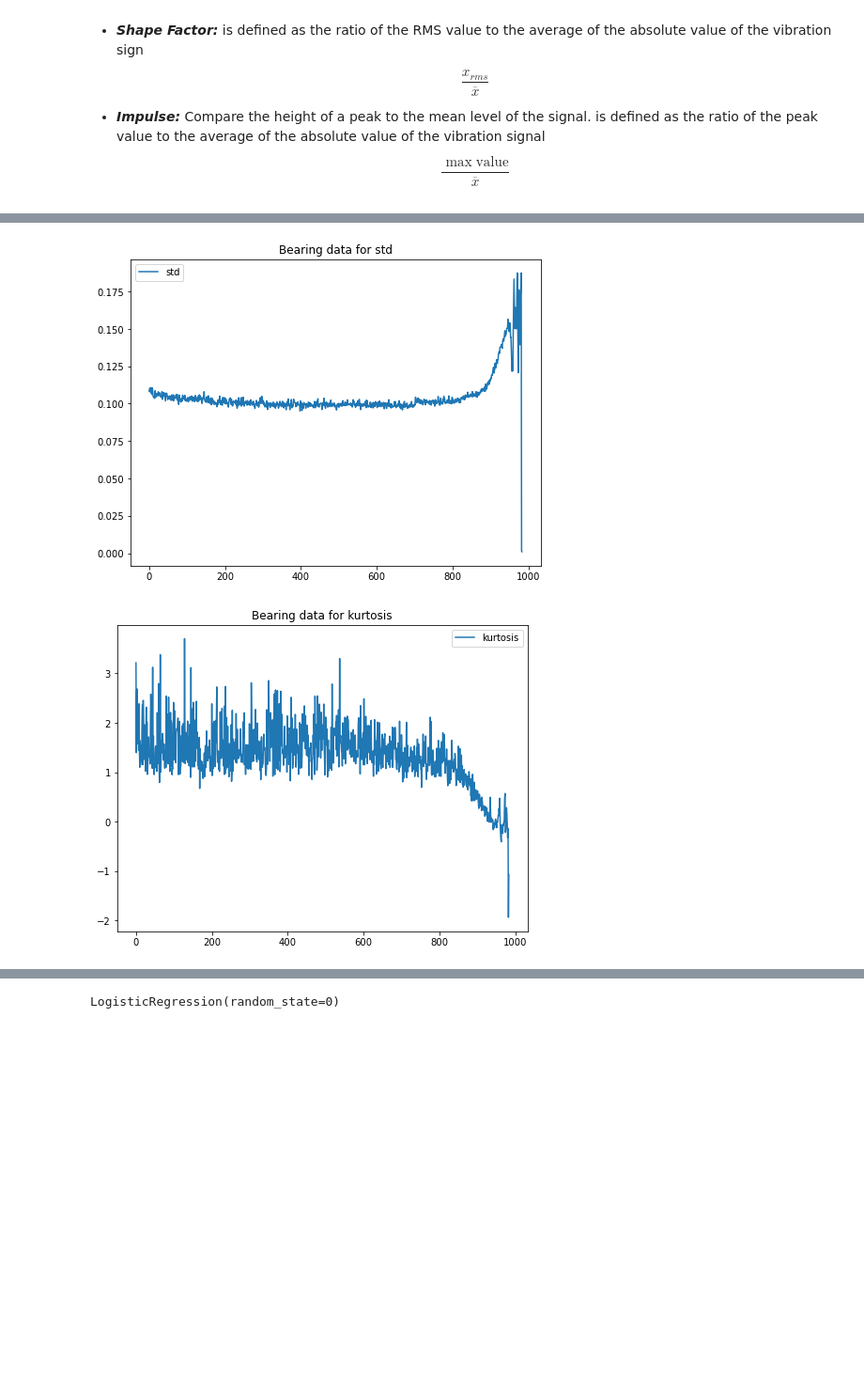
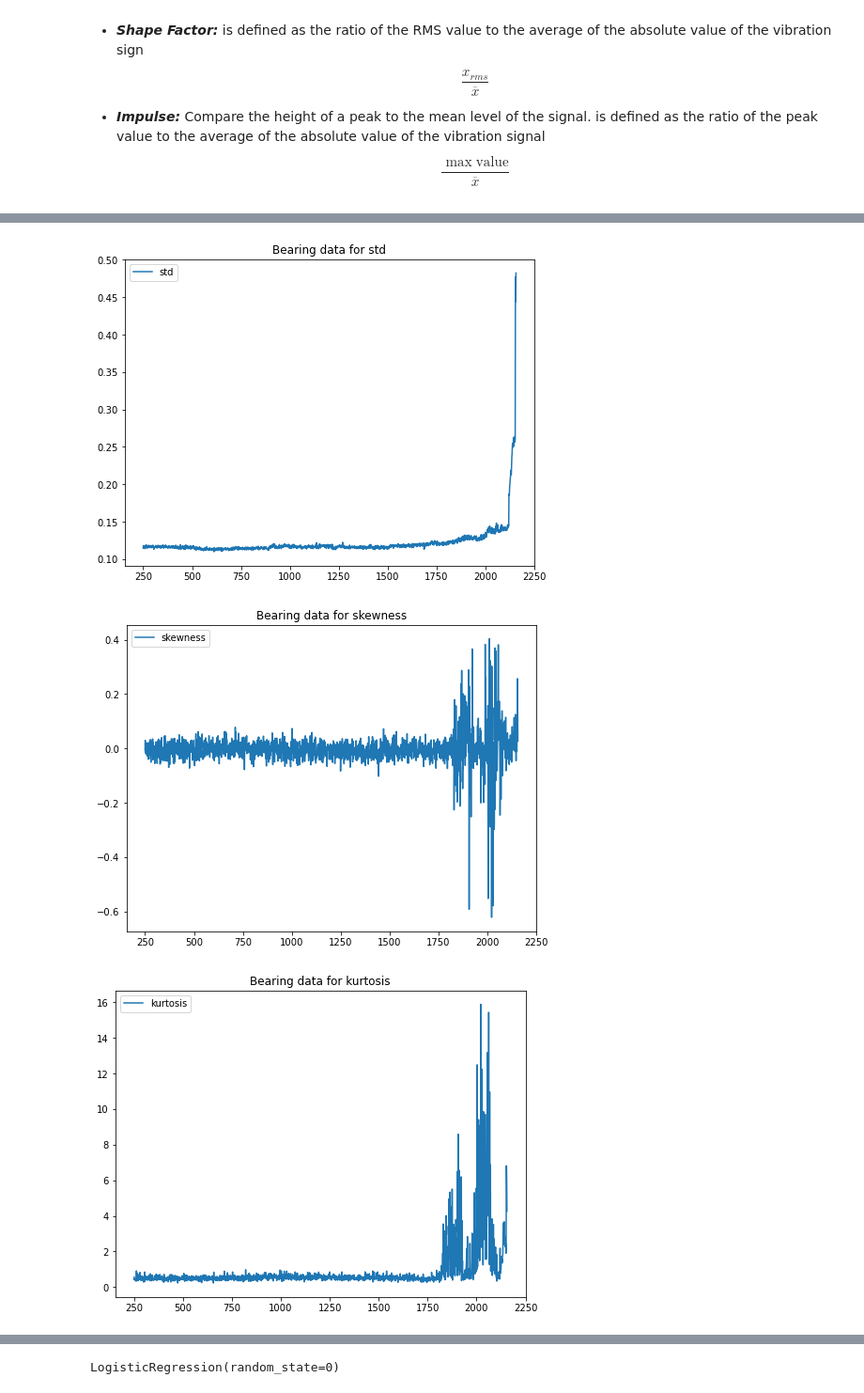
Before and after one commit to Ali1041/Predictive-maintenance-IOT4.0, a Jupyter notebook: Testing DSP.ipynb, the cells around one changed output, grey strips where cells are left out. Shown at 94% size. Saved outputs shown, nothing was run; the diff lists cells and outputs as text; code cells hidden in the pictures; blank space fills up the shorter version.

```diff
--- a/Testing DSP.ipynb
+++ b/Testing DSP.ipynb
@@ -155,14 +95,14 @@ def calculate_clearence(df):
 
     return result
 # %%
-directory_path = './2nd_test'
+directory_path = './1st_test'
 dataframe = pd.DataFrame(columns=['mean','std','skewness','kurtosis','rms','max','peak_to_peak', 'crest', 'clearence', 'shape', 'impulse'])
 healthy = 0
 for file in os.listdir(directory_path):
     file_data = pd.read_csv(os.path.join(directory_path, file),sep='\t')
     if file == '2003.11.22.09.16.56':
         healthy = 1
-    concerned_data = file_data.iloc[:,2:3]
+    concerned_data = file_data.iloc[:,5:6]
     mean = np.array(concerned_data.abs().mean())[0]
     standard_deviation = np.array(concerned_data.std())[0]
     skewness = np.array(concerned_data.skew())[0]
@@ -232,5 +165,8 @@ N = 20,480
 # %%
-df = dataframe.iloc[:,:4]
-df.drop('skewness', inplace=True, axis=1)
+df = dataframe.copy(deep=True)
+df.drop('rms', inplace=True, axis=1)
+df.drop('max', inplace=True, axis=1)
+df.drop('peak_to_peak', inplace=True, axis=1)
+
 df
 # %% [output]
@@ -255,5 +187,5 @@ See the caveats in the documentation: https://pandas.pydata.org/pandas-docs/stab
 for col in df:
     fig = plt.figure()
     ax1 = fig.add_subplot(141)
-    dataframe[col].plot(figsize = (36,6), title="Bearing data for {}".format(col), legend = True ,axes=ax1)
+    dataframe[col].iloc[250:].plot(figsize = (36,6), title="Bearing data for {}".format(col), legend = True ,axes=ax1)
 # %% [output]
@@ -261,2 +193,3 @@ for col in df:
-[figure, old version]
+[figure, new version]
-[figure, old version]
+[figure, new version]
+[figure, added]
```
Also changed, not shown: parts of 24 cells of this notebook.
